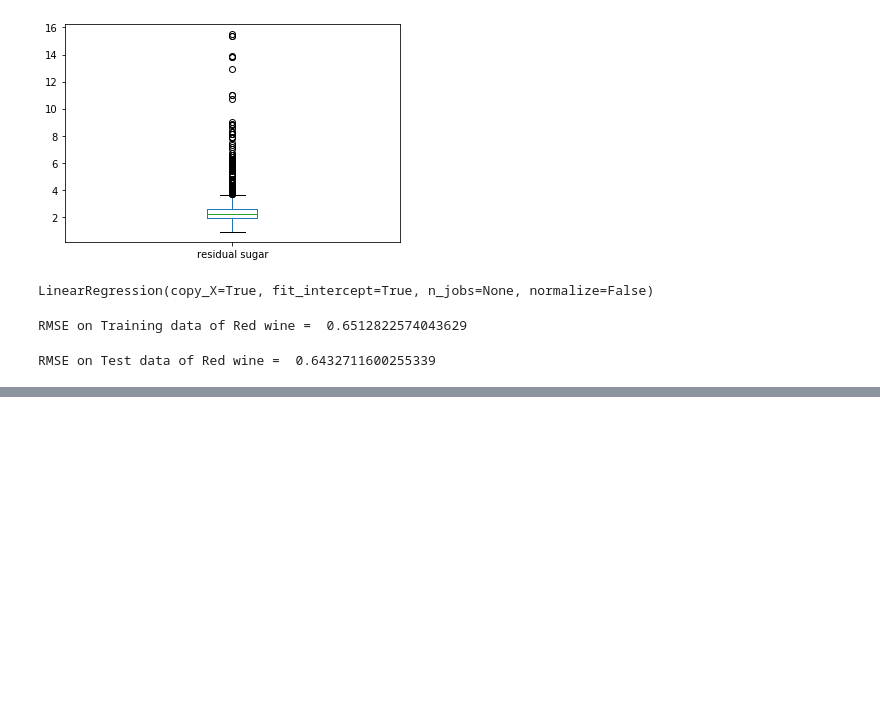
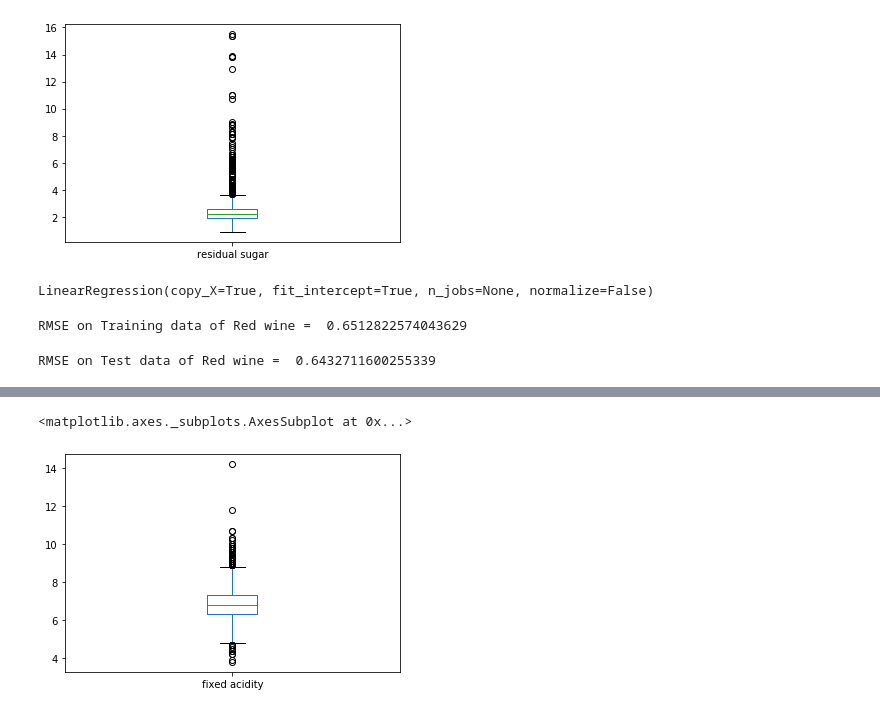
Before and after one commit to mihirkumar02/winePrediction, a Jupyter notebook: winePrediction.ipynb, the cells around one changed output, grey strips where cells are left out. Cells and saved outputs as stored; diff of their text form; code cells hidden in the pictures; blank space fills up the shorter version.

Commit message:
Added prediction for White wine

```diff
--- a/winePrediction.ipynb
+++ b/winePrediction.ipynb
@@ -197,0 +237,5 @@ RMSE on Test data of Red wine =  0.6432711600255339
+# %%
+white['fixed acidity'].plot.box()
+# %% [output]
+<matplotlib.axes._subplots.AxesSubplot at 0x...>
+[figure, added]
```
Also changed, not shown: parts of 24 cells of this notebook.
